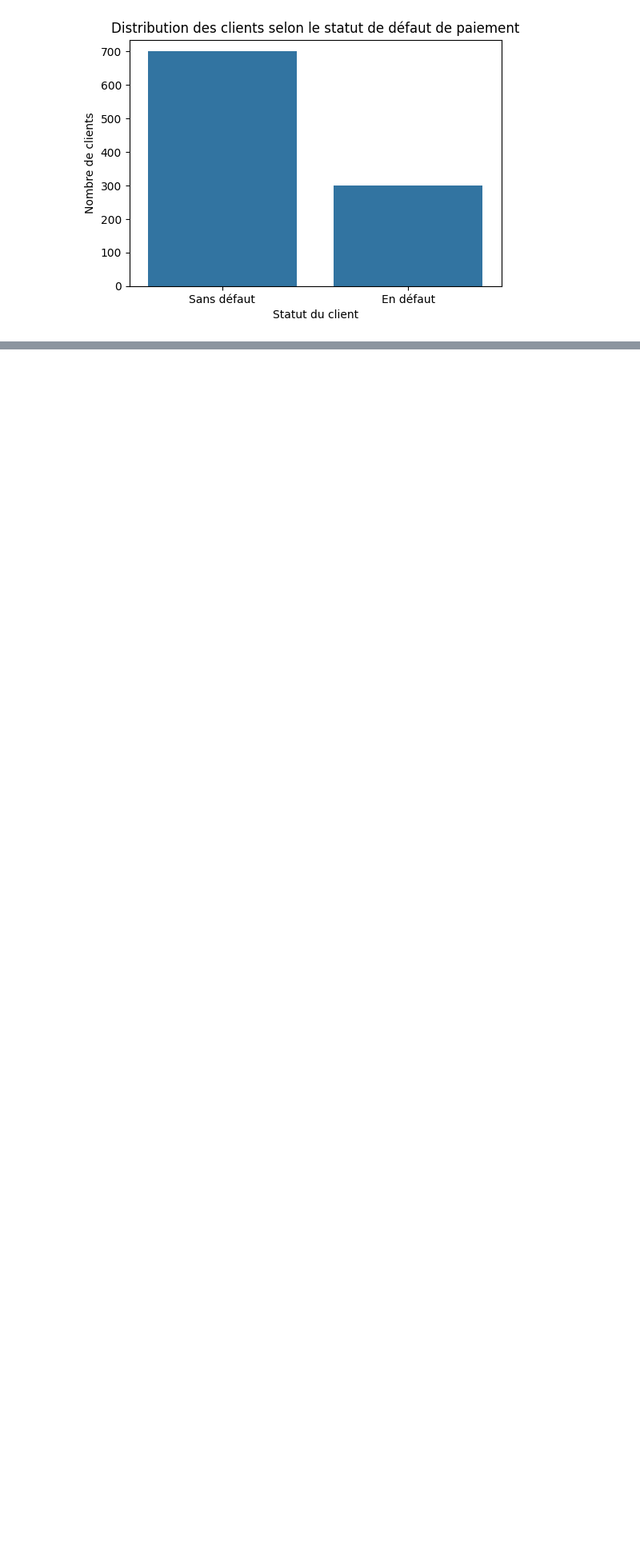
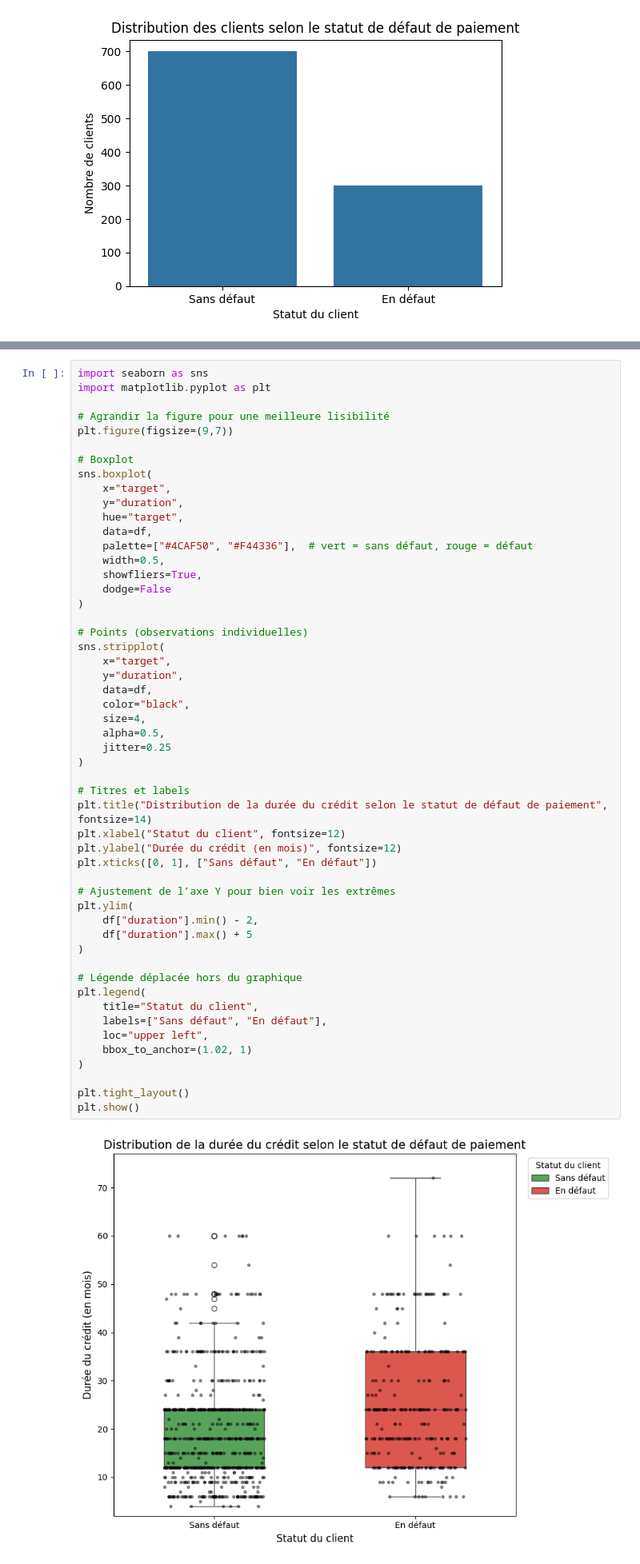
Before and after one commit to Mick863/credit-scoring, a Jupyter notebook: notebooks/credit_scoring_german_dataset.ipynb, the cells around one changed output, grey strips where cells are left out. Shown at 80% size. Saved outputs shown, nothing was run; the diff lists cells and outputs as text; blank space fills up the shorter version.

```diff
--- a/notebooks/credit_scoring_german_dataset.ipynb
+++ b/notebooks/credit_scoring_german_dataset.ipynb
@@ -228,0 +355,54 @@ Si le déséquillibre observé ici est tout à fait normal. Il n'en demeurre moi
+# %%
+import seaborn as sns
+import matplotlib.pyplot as plt
+
+# Agrandir la figure pour une meilleure lisibilité
+plt.figure(figsize=(9,7))
+
+# Boxplot
+sns.boxplot(
+    x="target",
+    y="duration",
+    hue="target",
+    data=df,
+    palette=["#4CAF50", "#F44336"],  # vert = sans défaut, rouge = défaut
+    width=0.5,
+    showfliers=True,
+    dodge=False
+)
+
+# Points (observations individuelles)
+sns.stripplot(
+    x="target",
+    y="duration",
+    data=df,
+    color="black",
+    size=4,
+    alpha=0.5,
+    jitter=0.25
+)
+
+# Titres et labels
+plt.title("Distribution de la durée du crédit selon le statut de défaut de paiement", fontsize=14)
+plt.xlabel("Statut du client", fontsize=12)
+plt.ylabel("Durée du crédit (en mois)", fontsize=12)
+plt.xticks([0, 1], ["Sans défaut", "En défaut"])
+
+# Ajustement de l’axe Y pour bien voir les extrêmes
+plt.ylim(
+    df["duration"].min() - 2,
+    df["duration"].max() + 5
+)
+
+# Légende déplacée hors du graphique
+plt.legend(
+    title="Statut du client",
+    labels=["Sans défaut", "En défaut"],
+    loc="upper left",
+    bbox_to_anchor=(1.02, 1)
+)
+
+plt.tight_layout()
+plt.show()
+# %% [output]
+[figure, added]
```
Also changed, not shown: parts of 52 cells of this notebook, 1 other file.
